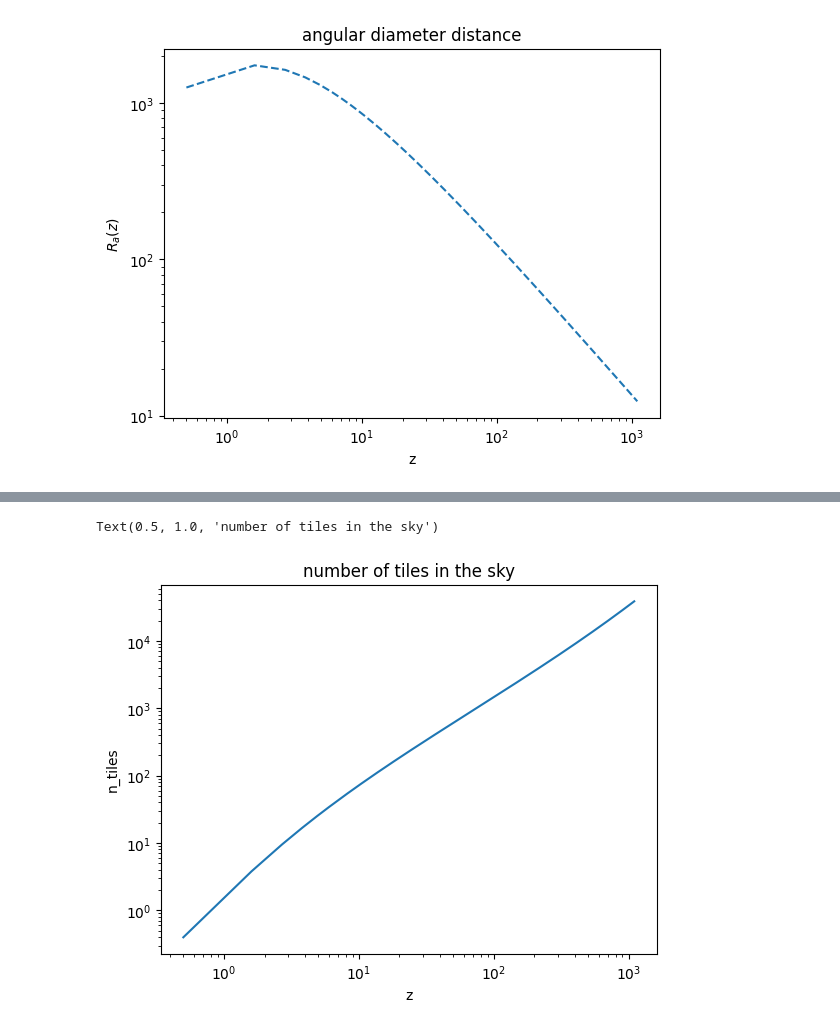
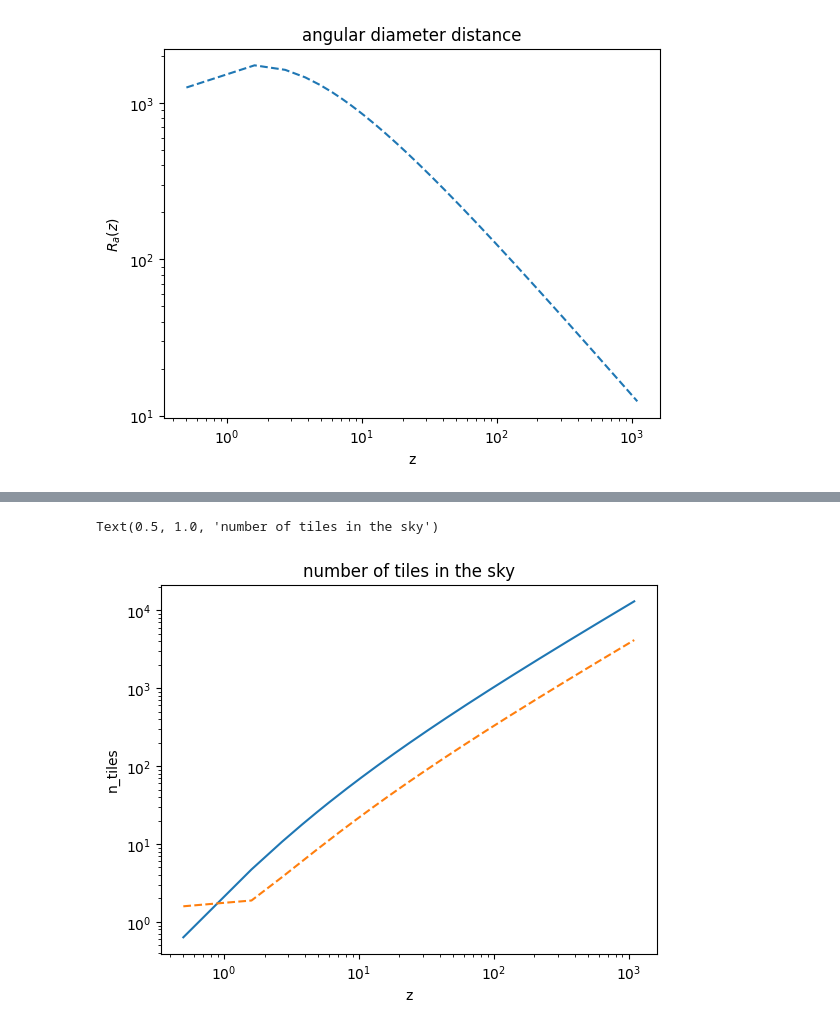
Before and after one commit to EdoardoMaragliano/CosmoIntro, a Jupyter notebook: Cosmo5_Inflation/Cosmo5Ex1.ipynb, the cells around one changed output, grey strips where cells are left out. Cells and saved outputs as stored; diff of their text form; code cells hidden in the pictures.

```diff
--- a/Cosmo5_Inflation/Cosmo5Ex1.ipynb
+++ b/Cosmo5_Inflation/Cosmo5Ex1.ipynb
@@ -70,18 +96,19 @@ Text(0.5, 1.0, 'angular diameter distance')
 # %%
-##calcolo l'angolo sotteso dall'orizzonte al variare di z
+##calculate the angular size subtended by the horizon as a function of z
 angle=R_h/R_a
 plt.plot(redshift,angle, linestyle='--',label='CAMB')
 
 def angle_matter(z):
     return (1+z)**(-1.0/2)/(1-(1+z)**(-1.0/2))
-angle_m=angle_matter(redshift)
 
-plt.plot(redshift,angle_m,label='matter')
+angle_matter_domination = angle_matter(redshift)
+
+plt.plot(redshift,np.rad2deg(angle_matter_domination),label='matter')
 plt.xscale('log')
-plt.yscale('log')
+plt.yscale('linear')
 plt.xlabel('z')
-plt.ylabel('$\delta \\theta$')
-plt.title('angular size of the horizon')
+plt.ylabel('$\delta \\theta $ [degrees]')
+plt.title('angular size of the horizon ')
 plt.legend()
 # %% [output]
 <matplotlib.legend.Legend at 0x...>
@@ -116,0 +144,11 @@ n_tiles=totA/area
+# %%
+def exact_area(theta_radius):
+    return 2*np.pi*(1-np.cos(theta_radius))
+# %%
+## tile_area subtended by a horizon
+tile_area = angle_matter_domination*angle_matter_domination  #approximation for small angles
+sky_area = 4*np.pi*np.ones(len(angle_matter_domination))
+n_tiles = sky_area/tile_area
+# %%
+ex_area = exact_area(angle_matter_domination)
+ex_n_tiles = sky_area/ex_area
@@ -117,10 +161,11 @@ n_tiles=totA/area
 # %%
 plt.plot(redshift, n_tiles)
+plt.plot(redshift, ex_n_tiles, linestyle='--', label='exact tile_area')
 plt.xlabel('z')
 plt.ylabel('n_tiles')
 plt.xscale('log')
 plt.yscale('log')
 plt.title('number of tiles in the sky')
 # %% [output]
 Text(0.5, 1.0, 'number of tiles in the sky')
-[figure, old version]
+[figure, new version]
```
Also changed, not shown: parts of 16 cells of this notebook, 2 other files.
